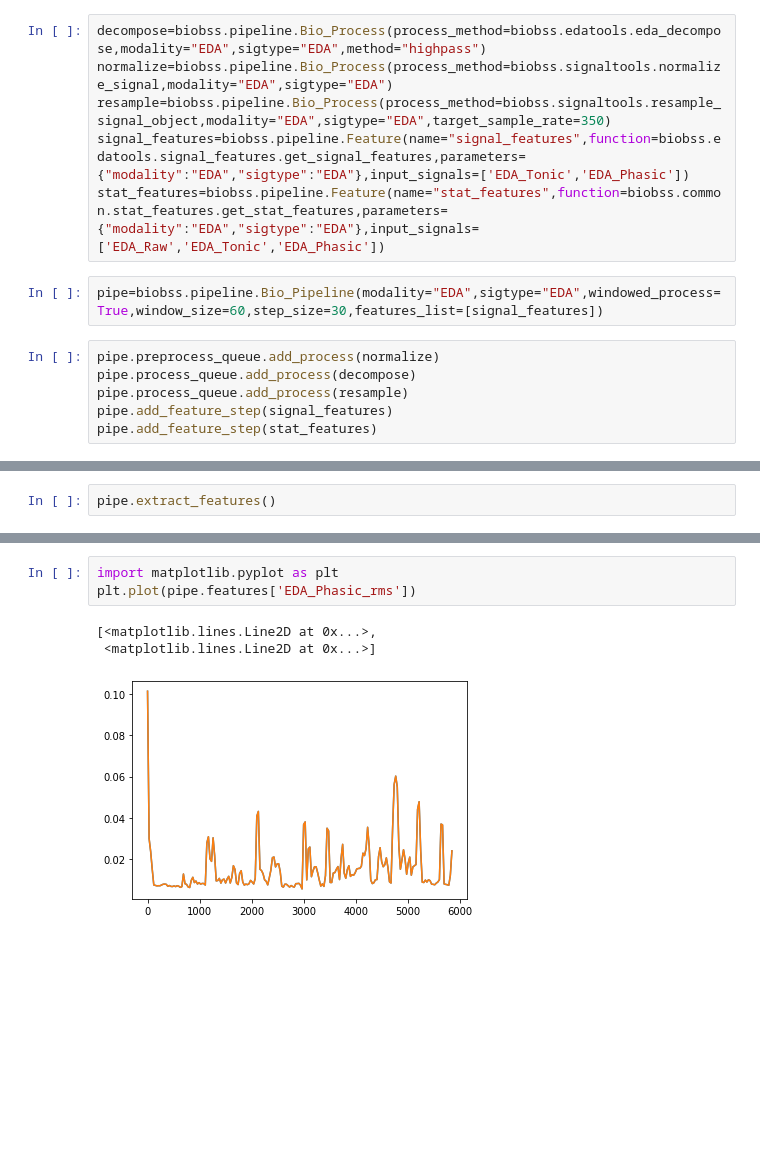
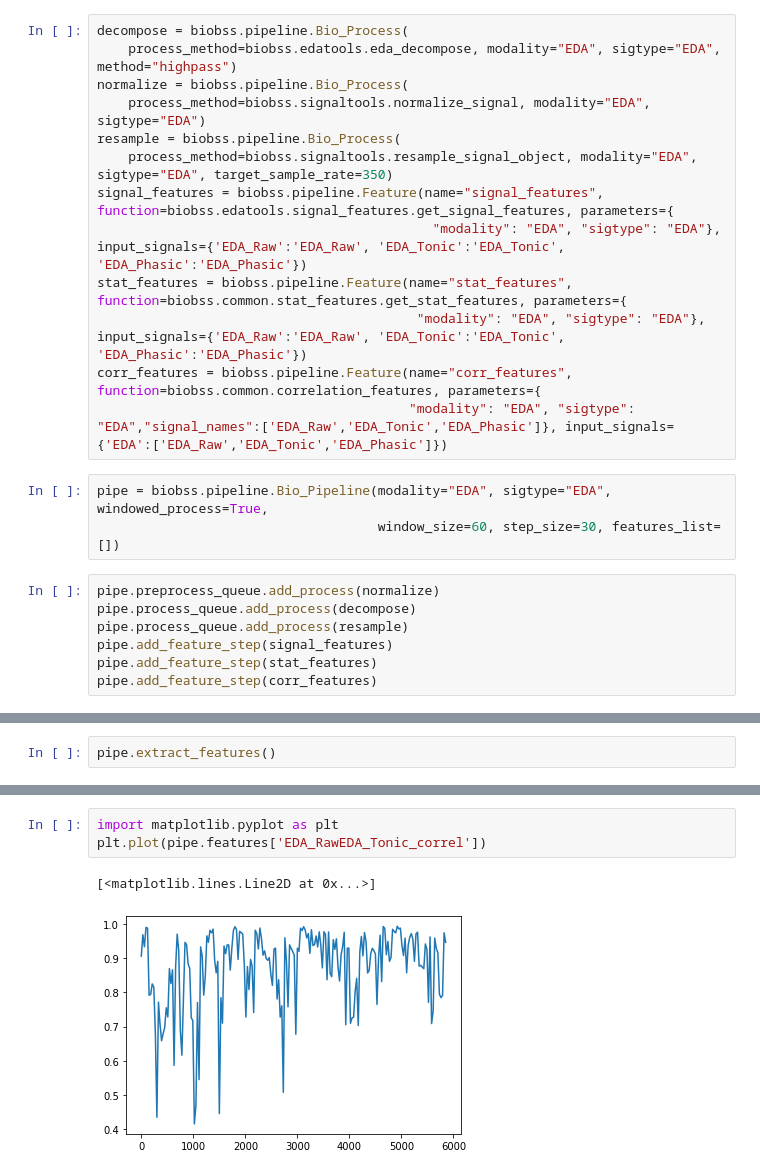
Before and after one commit to obss/BIOBSS, a Jupyter notebook: examples/pipeline.ipynb, the cells around one changed output, grey strips where cells are left out. Saved outputs shown, nothing was run; the diff lists cells and outputs as text; blank space fills up the shorter version.

```diff
--- a/examples/pipeline.ipynb
+++ b/examples/pipeline.ipynb
@@ -13,14 +13,23 @@ sample_data=sample_data.flatten()
 # %%
-decompose=biobss.pipeline.Bio_Process(process_method=biobss.edatools.eda_decompose,modality="EDA",sigtype="EDA",method="highpass")
-normalize=biobss.pipeline.Bio_Process(process_method=biobss.signaltools.normalize_signal,modality="EDA",sigtype="EDA")
-resample=biobss.pipeline.Bio_Process(process_method=biobss.signaltools.resample_signal_object,modality="EDA",sigtype="EDA",target_sample_rate=350)
-signal_features=biobss.pipeline.Feature(name="signal_features",function=biobss.edatools.signal_features.get_signal_features,parameters={"modality":"EDA","sigtype":"EDA"},input_signals=['EDA_Tonic','EDA_Phasic'])
-stat_features=biobss.pipeline.Feature(name="stat_features",function=biobss.common.stat_features.get_stat_features,parameters={"modality":"EDA","sigtype":"EDA"},input_signals=['EDA_Raw','EDA_Tonic','EDA_Phasic'])
+decompose = biobss.pipeline.Bio_Process(
+    process_method=biobss.edatools.eda_decompose, modality="EDA", sigtype="EDA", method="highpass")
+normalize = biobss.pipeline.Bio_Process(
+    process_method=biobss.signaltools.normalize_signal, modality="EDA", sigtype="EDA")
+resample = biobss.pipeline.Bio_Process(
+    process_method=biobss.signaltools.resample_signal_object, modality="EDA", sigtype="EDA", target_sample_rate=350)
+signal_features = biobss.pipeline.Feature(name="signal_features", function=biobss.edatools.signal_features.get_signal_features, parameters={
+                                           "modality": "EDA", "sigtype": "EDA"}, input_signals={'EDA_Raw':'EDA_Raw', 'EDA_Tonic':'EDA_Tonic', 'EDA_Phasic':'EDA_Phasic'})
+stat_features = biobss.pipeline.Feature(name="stat_features", function=biobss.common.stat_features.get_stat_features, parameters={
+                                         "modality": "EDA", "sigtype": "EDA"}, input_signals={'EDA_Raw':'EDA_Raw', 'EDA_Tonic':'EDA_Tonic', 'EDA_Phasic':'EDA_Phasic'})
+corr_features = biobss.pipeline.Feature(name="corr_features", function=biobss.common.correlation_features, parameters={
+                                        "modality": "EDA", "sigtype": "EDA","signal_names":['EDA_Raw','EDA_Tonic','EDA_Phasic']}, input_signals={'EDA':['EDA_Raw','EDA_Tonic','EDA_Phasic']})
 # %%
-pipe=biobss.pipeline.Bio_Pipeline(modality="EDA",sigtype="EDA",windowed_process=True,window_size=60,step_size=30,features_list=[signal_features])
+pipe = biobss.pipeline.Bio_Pipeline(modality="EDA", sigtype="EDA", windowed_process=True,
+                                    window_size=60, step_size=30, features_list=[])
 # %%
 pipe.preprocess_queue.add_process(normalize)
 pipe.process_queue.add_process(decompose)
 pipe.process_queue.add_process(resample)
 pipe.add_feature_step(signal_features)
 pipe.add_feature_step(stat_features)
+pipe.add_feature_step(corr_features)
@@ -61,7 +91,6 @@ pipe.features
 # %%
 import matplotlib.pyplot as plt
-plt.plot(pipe.features['EDA_Phasic_rms'])
+plt.plot(pipe.features['EDA_RawEDA_Tonic_correl'])
 # %% [output]
-[<matplotlib.lines.Line2D at 0x...>,
- <matplotlib.lines.Line2D at 0x...>]
+[<matplotlib.lines.Line2D at 0x...>]
-[figure, old version]
+[figure, new version]
```
Also changed, not shown: parts of 7 cells of this notebook, 8 other files.
